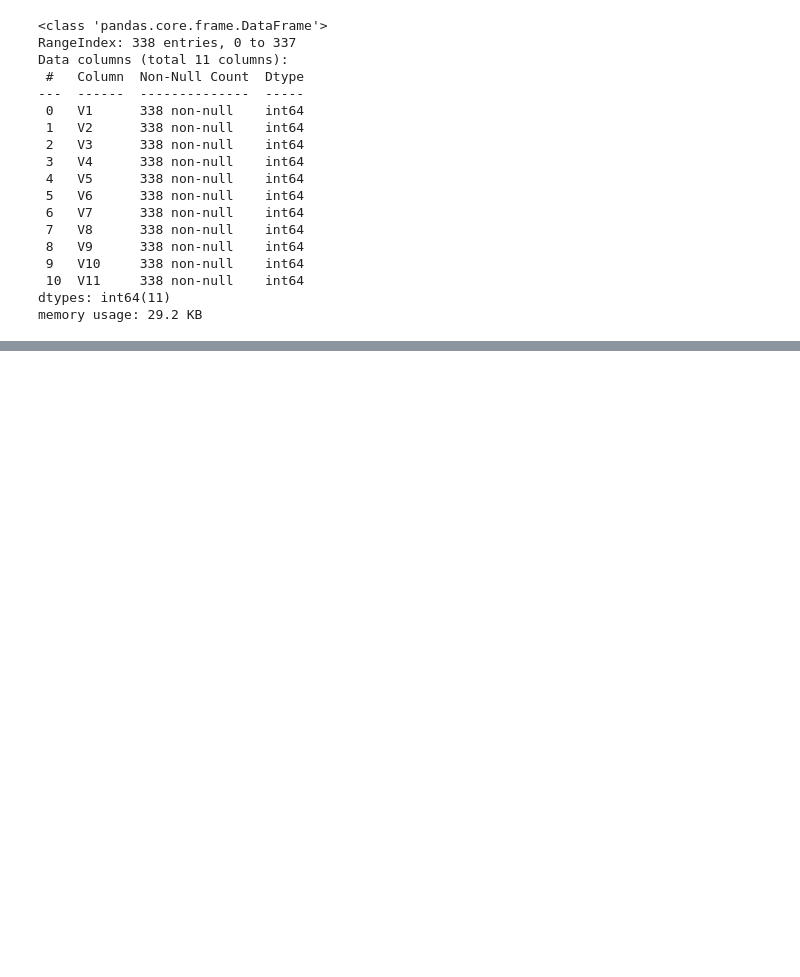
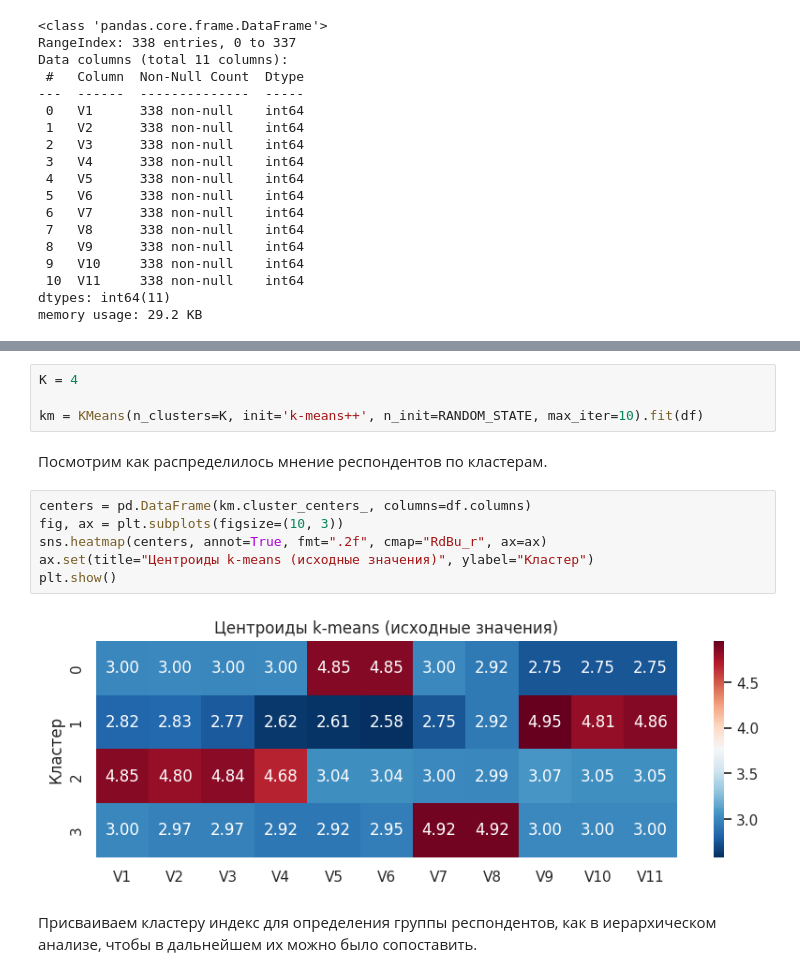
Before and after one commit to SashaVeremchuk/ITMO-data-analysis, a Jupyter notebook: 2_cluster_kmeans.ipynb, the cells around one changed output, grey strips where cells are left out. Cells and saved outputs as stored; diff of their text form; blank space fills up the shorter version.

```diff
--- a/2_cluster_kmeans.ipynb
+++ b/2_cluster_kmeans.ipynb
@@ -107,0 +173,16 @@ plt.show()
+# %%
+K = 4
+
+km = KMeans(n_clusters=K, init='k-means++', n_init=RANDOM_STATE, max_iter=10).fit(df)
+# %% [markdown]
+Посмотрим как распределилось мнение респондентов по кластерам.
+# %%
+centers = pd.DataFrame(km.cluster_centers_, columns=df.columns)
+fig, ax = plt.subplots(figsize=(10, 3))
+sns.heatmap(centers, annot=True, fmt=".2f", cmap="RdBu_r", ax=ax)
+ax.set(title="Центроиды k-means (исходные значения)", ylabel="Кластер")
+plt.show()
+# %% [output]
+[figure, added]
+# %% [markdown]
+Присваиваем кластеру индекс для определения группы респондентов, как в иерархическом анализе, чтобы в дальнейшем их можно было сопоставить.
```
Also changed, not shown: parts of 26 cells of this notebook.
